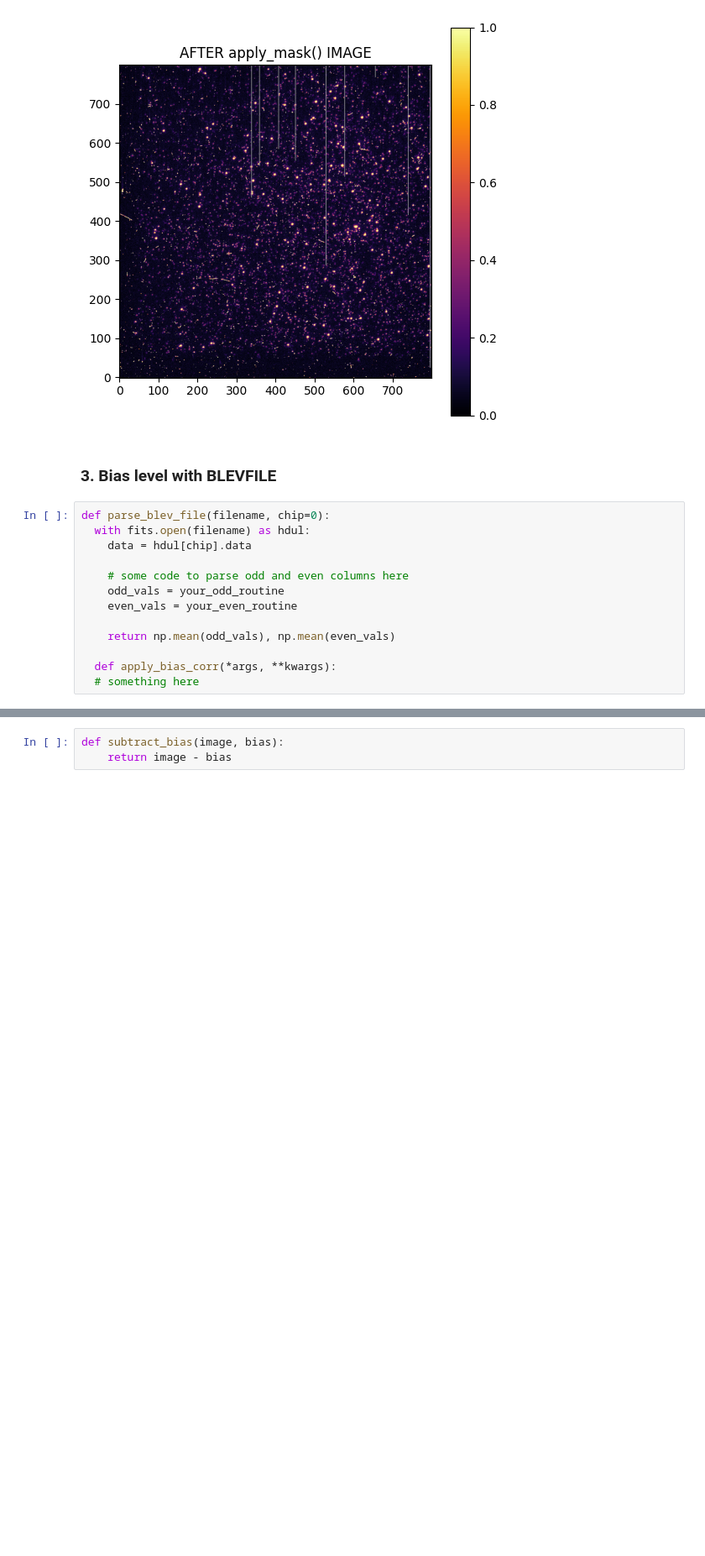
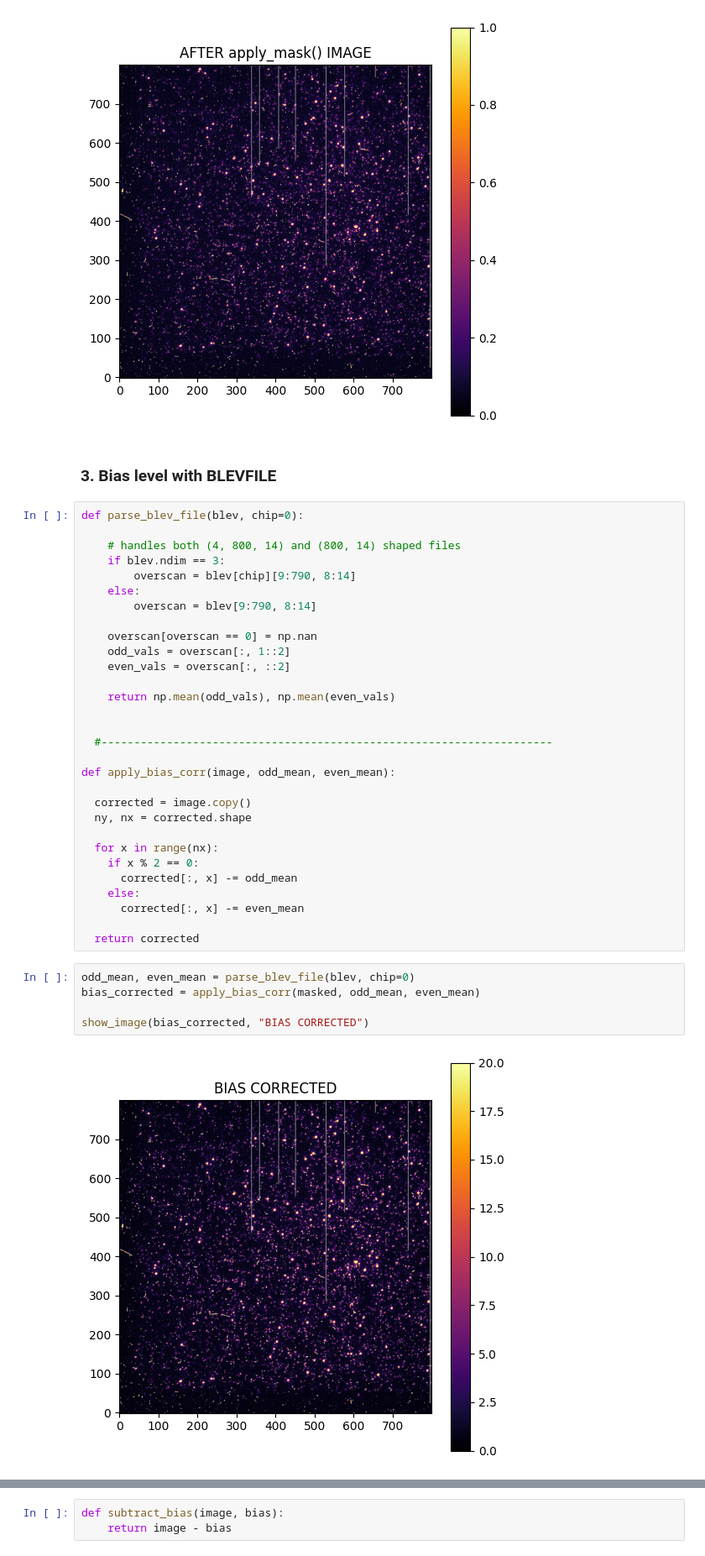
Before and after one commit to RachelOdunuga/optical-detectors-hst-sentinel, a Jupyter notebook: hst-assignment.ipynb, the cells around one changed output, grey strips where cells are left out. Shown at 84% size. Cells and saved outputs as stored; diff of their text form; blank space fills up the shorter version.

Commit message:
Applied Bias Corrected Functions

```diff
--- a/hst-assignment.ipynb
+++ b/hst-assignment.ipynb
@@ -122,18 +125,42 @@ show_image(masked1, 'AFTER apply_mask() IMAGE', None, None)
 # %% [markdown]
 ### 3. Bias level with BLEVFILE
 # %%
-def parse_blev_file(filename, chip=0):
-  with fits.open(filename) as hdul:
-    data = hdul[chip].data
+def parse_blev_file(blev, chip=0):
 
-    # some code to parse odd and even columns here
-    odd_vals = your_odd_routine
-    even_vals = your_even_routine
+    # handles both (4, 800, 14) and (800, 14) shaped files
+    if blev.ndim == 3:
+        overscan = blev[chip][9:790, 8:14]
+    else:
+        overscan = blev[9:790, 8:14]
+
+    overscan[overscan == 0] = np.nan
+    odd_vals = overscan[:, 1::2]
+    even_vals = overscan[:, ::2]
 
     return np.mean(odd_vals), np.mean(even_vals)
 
-  def apply_bias_corr(*args, **kwargs):
-  # something here
+
+  #---------------------------------------------------------------------
+
+def apply_bias_corr(image, odd_mean, even_mean):
+
+  corrected = image.copy()
+  ny, nx = corrected.shape
+
+  for x in range(nx):
+    if x % 2 == 0:
+      corrected[:, x] -= odd_mean
+    else:
+      corrected[:, x] -= even_mean
+
+  return corrected
+# %%
+odd_mean, even_mean = parse_blev_file(blev, chip=0)
+bias_corrected = apply_bias_corr(masked, odd_mean, even_mean)
+
+show_image(bias_corrected, "BIAS CORRECTED")
+# %% [output]
+[figure, added]
 # %% [markdown]
 <!-- ### 4. Remove bias image with BIASFILE -->
 # %%
```
Also changed, not shown: parts of 1 cell of this notebook.
